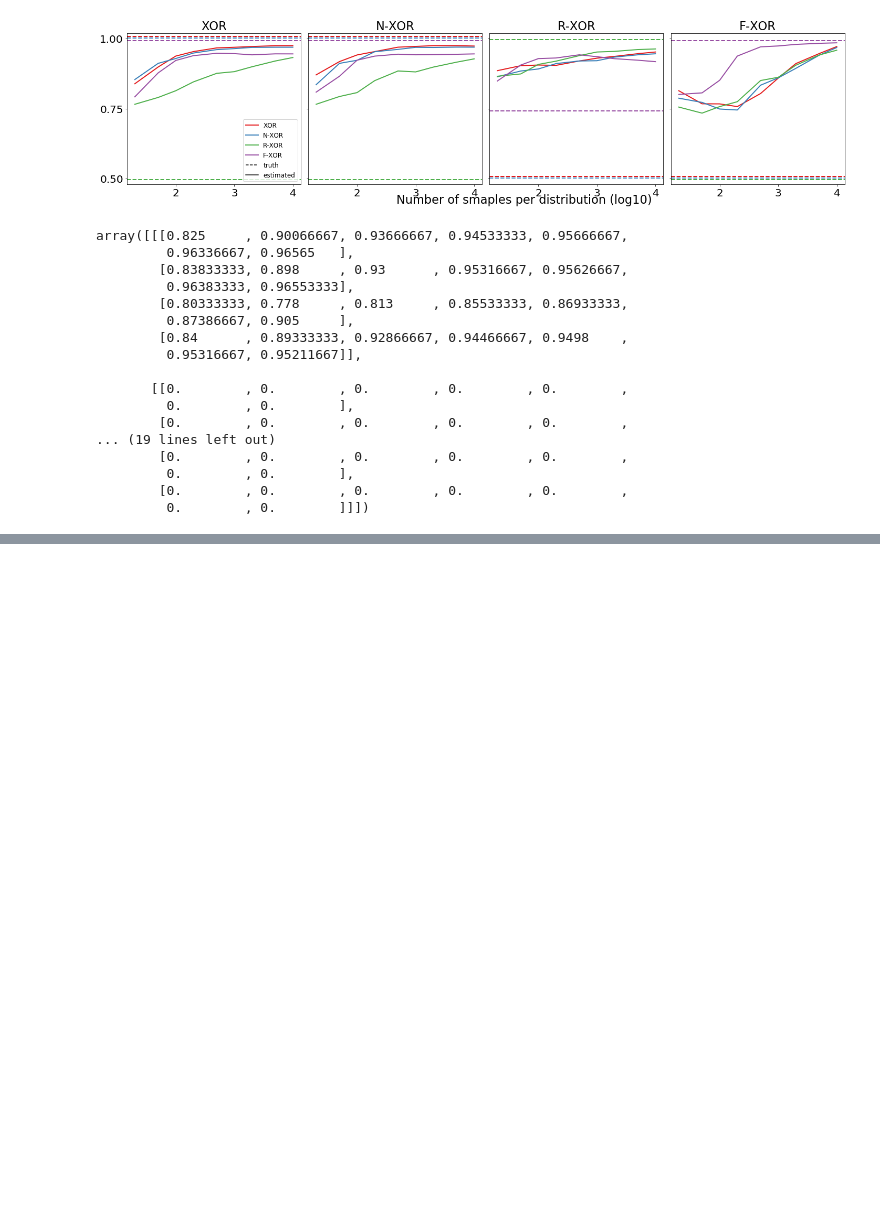
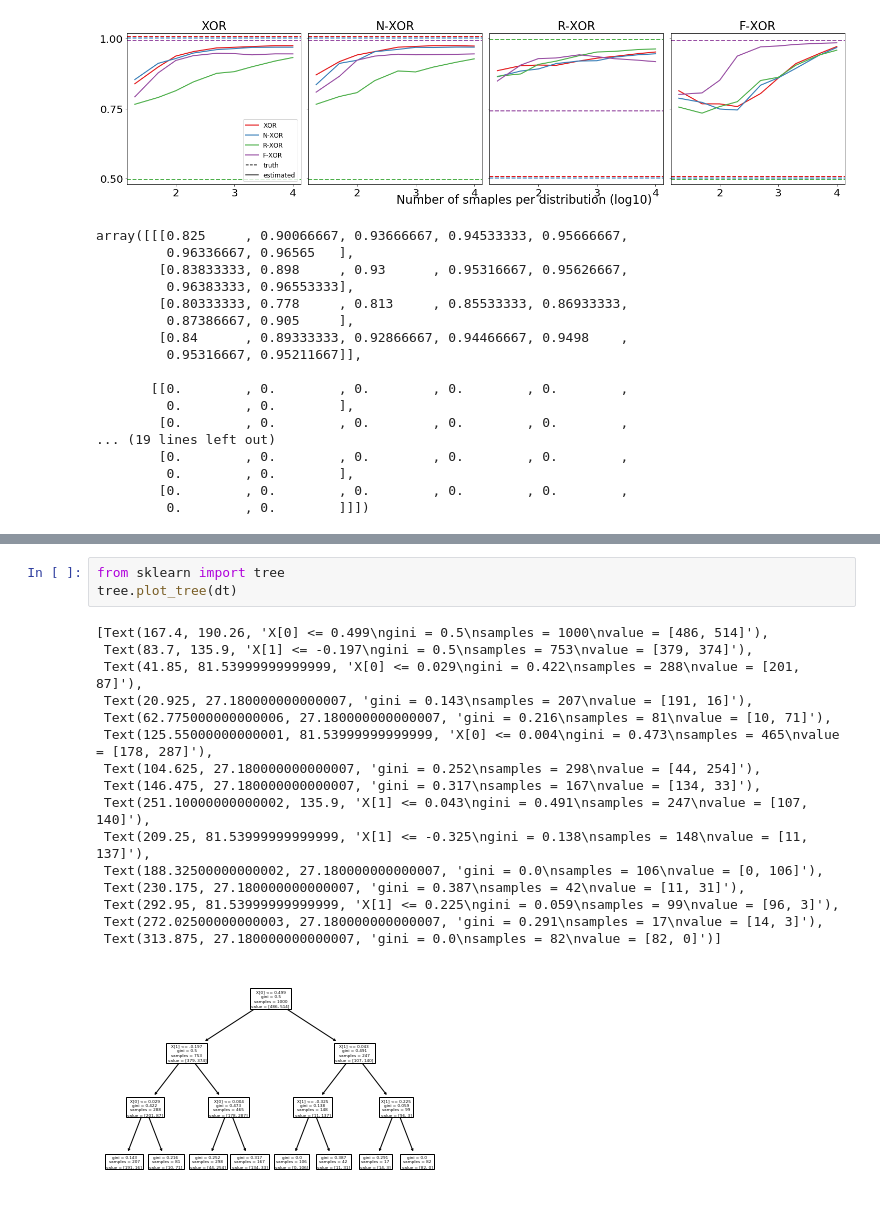
Before and after one commit to neurodata/hayden, a Jupyter notebook: task-dissimilarity/task-dissimilarity-2.ipynb, the cells around one changed output, grey strips where cells are left out. Saved outputs shown, nothing was run; the diff lists cells and outputs as text; blank space fills up the shorter version.

```diff
--- a/task-dissimilarity/task-dissimilarity-2.ipynb
+++ b/task-dissimilarity/task-dissimilarity-2.ipynb
@@ -423 +440,21 @@ array([[[0.825     , 0.90066667, 0.93666667, 0.94533333, 0.95666667,
+# %%
+from sklearn import tree
+tree.plot_tree(dt)
+# %% [output]
+[Text(167.4, 190.26, 'X[0] <= 0.499\ngini = 0.5\nsamples = 1000\nvalue = [486, 514]'),
+ Text(83.7, 135.9, 'X[1] <= -0.197\ngini = 0.5\nsamples = 753\nvalue = [379, 374]'),
+ Text(41.85, 81.53999999999999, 'X[0] <= 0.029\ngini = 0.422\nsamples = 288\nvalue = [201, 87]'),
+ Text(20.925, 27.180000000000007, 'gini = 0.143\nsamples = 207\nvalue = [191, 16]'),
+ Text(62.775000000000006, 27.180000000000007, 'gini = 0.216\nsamples = 81\nvalue = [10, 71]'),
+ Text(125.55000000000001, 81.53999999999999, 'X[0] <= 0.004\ngini = 0.473\nsamples = 465\nvalue = [178, 287]'),
+ Text(104.625, 27.180000000000007, 'gini = 0.252\nsamples = 298\nvalue = [44, 254]'),
+ Text(146.475, 27.180000000000007, 'gini = 0.317\nsamples = 167\nvalue = [134, 33]'),
+ Text(251.10000000000002, 135.9, 'X[1] <= 0.043\ngini = 0.491\nsamples = 247\nvalue = [107, 140]'),
+ Text(209.25, 81.53999999999999, 'X[1] <= -0.325\ngini = 0.138\nsamples = 148\nvalue = [11, 137]'),
+ Text(188.32500000000002, 27.180000000000007, 'gini = 0.0\nsamples = 106\nvalue = [0, 106]'),
+ Text(230.175, 27.180000000000007, 'gini = 0.387\nsamples = 42\nvalue = [11, 31]'),
+ Text(292.95, 81.53999999999999, 'X[1] <= 0.225\ngini = 0.059\nsamples = 99\nvalue = [96, 3]'),
+ Text(272.02500000000003, 27.180000000000007, 'gini = 0.291\nsamples = 17\nvalue = [14, 3]'),
+ Text(313.875, 27.180000000000007, 'gini = 0.0\nsamples = 82\nvalue = [82, 0]')]
+[figure, added]
 # %%
```
Also changed, not shown: parts of 13 cells of this notebook, 14 other files.
